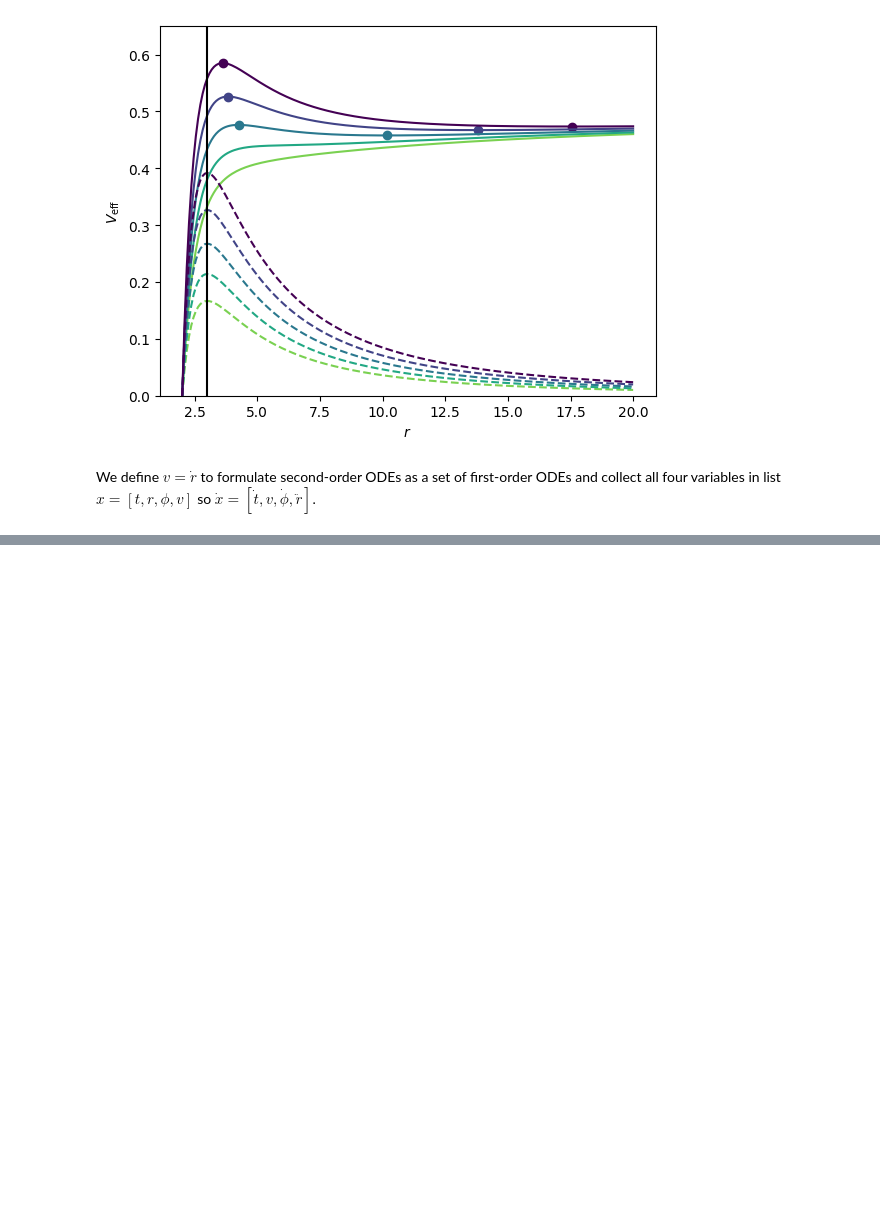
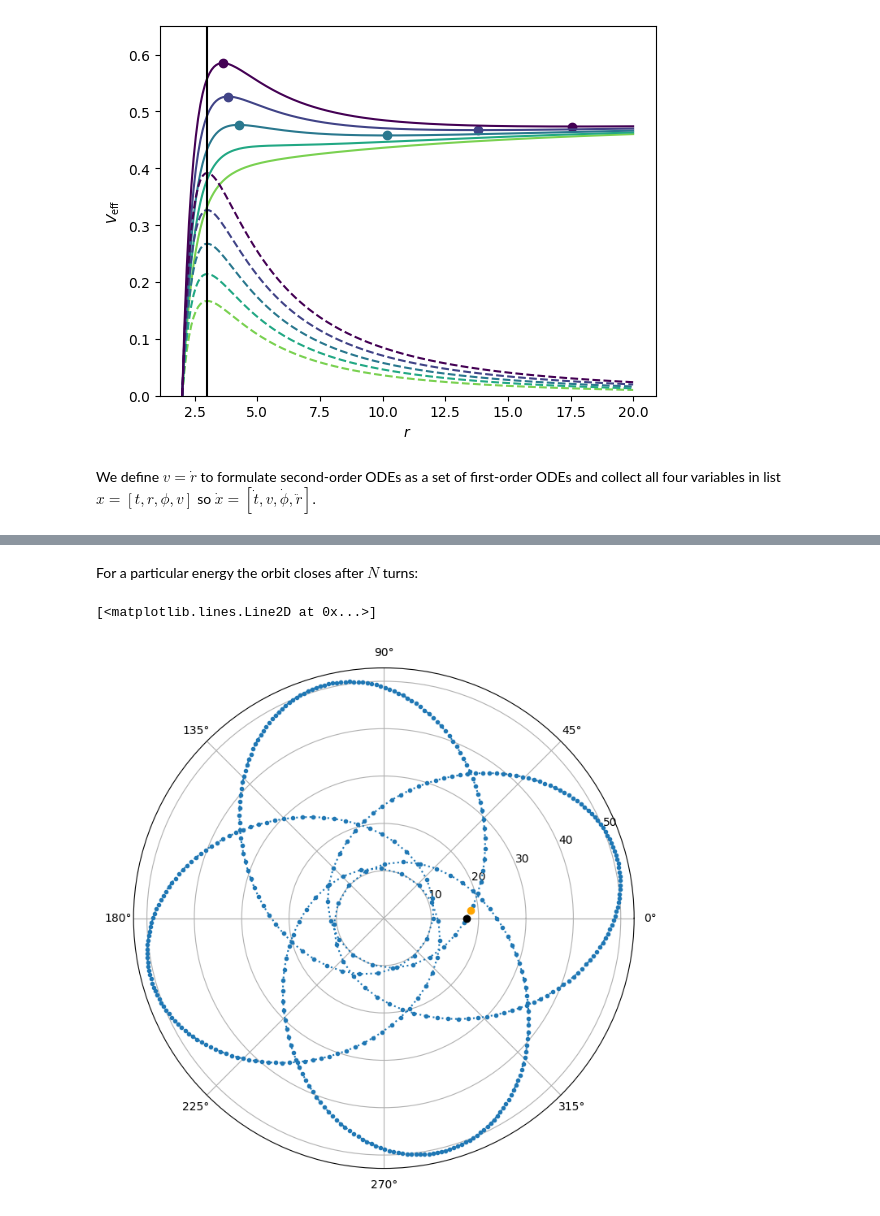
Before and after one commit to uo-phys/gr-winter25, a Jupyter notebook: notebooks/3 - Schwarzschild Geometry.ipynb, the cells around one changed output, grey strips where cells are left out. Saved outputs shown, nothing was run; the diff lists cells and outputs as text; code cells hidden in the pictures; blank space fills up the shorter version.

Commit message:
update schwarzschild notebook after w5l1

```diff
--- a/notebooks/3 - Schwarzschild Geometry.ipynb
+++ b/notebooks/3 - Schwarzschild Geometry.ipynb
@@ -148,0 +114,15 @@ SyntaxError: invalid syntax (457645448.py, line 1)
+# %% [markdown]
+For a particular energy the orbit closes after $N$ turns:
+# %%
+L = 4.6
+r0 = r_orbit(L, 1)
+E = np.sqrt(2 * V_eff(r0, L, 1) * 1.0228)
+
+plt.figure(figsize=(8, 8))
+tau, x = integrate_geodesic(r0, 0, E, L, 1, 1, 10)
+plt.polar(x[:,2], x[:,1], marker='.', ls='dotted')
+plt.polar(x[0,2], x[0,1], marker='o', color='black')
+plt.polar(x[-1,2], x[-1,1], marker='o', color='orange')
+# %% [output]
+[<matplotlib.lines.Line2D at 0x...>]
+[figure, added]
```
Also changed, not shown: parts of 7 cells of this notebook.
